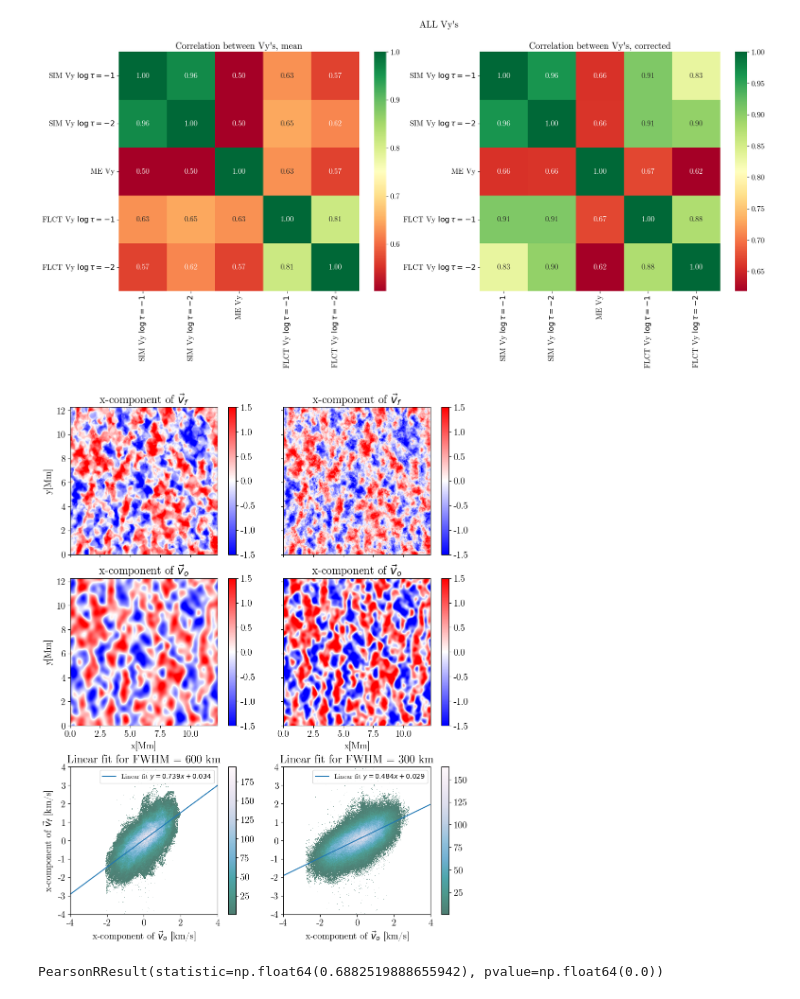
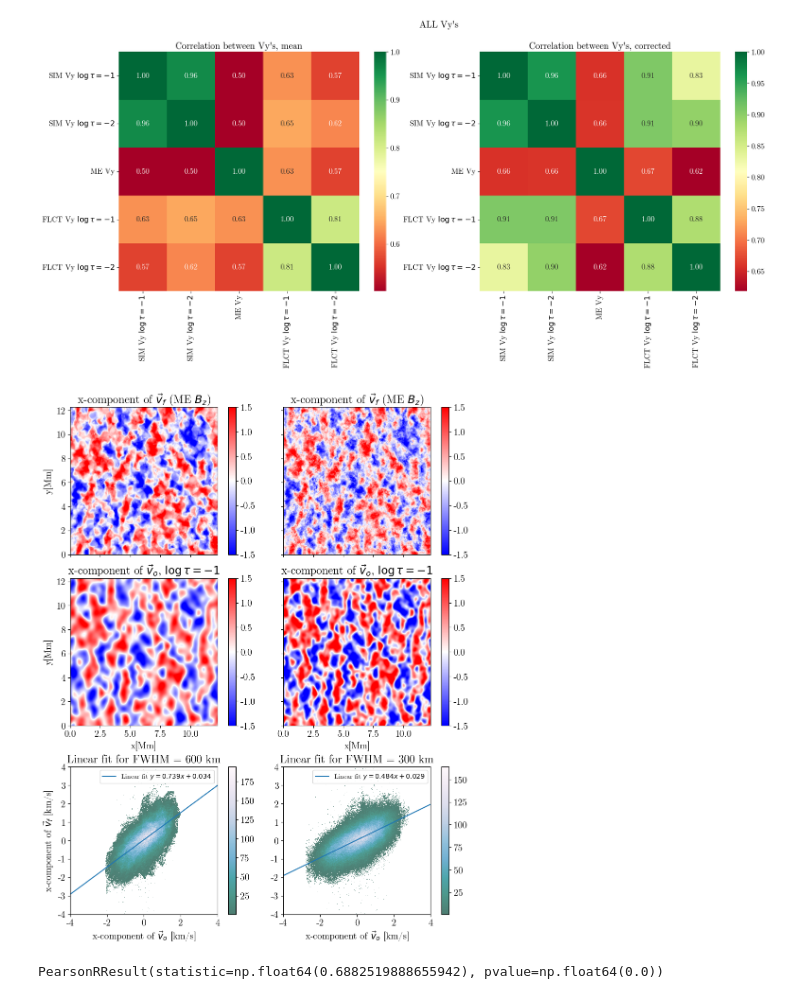
Before and after one commit to TheodoreKostic/Tracking_features, a Jupyter notebook: FirstPaper/MilneEddington_Bz_tracking.ipynb, the cells around one changed output. Cells and saved outputs as stored; diff of their text form; code cells hidden in the pictures.

Commit message:
Changed plots a bit

```diff
--- a/FirstPaper/MilneEddington_Bz_tracking.ipynb
+++ b/FirstPaper/MilneEddington_Bz_tracking.ipynb
@@ -309,7 +309,7 @@ f = plt.figure(constrained_layout=True, figsize = (9,11.7))
 # 4x3 plot, velicina A, velicina B, scatter A i B!!!
 #ax1 = plt.subplot2grid((4,3), (0,0))
 ax1 = f.add_subplot(321)
-ax1.set_title("x-component of $\\vec{v}_f$")
+ax1.set_title("x-component of $\\vec{v}_f$ (ME $B_z$)")
 #ax1.set_xlabel("x[Mm]")
 ax1.set_ylabel("y[Mm]")
 ax1.set_xticklabels([])
@@ -318,7 +318,7 @@ plt.colorbar(im1)
 
 #ax2 = plt.subplot2grid((4,3), (0,1))
 ax2 = f.add_subplot(323)
-ax2.set_title("x-component of $\\vec{v}_o$")
+ax2.set_title("x-component of $\\vec{v}_o$, $\log\\tau = -1$")
 ax2.set_xlabel("x[Mm]")
 ax2.set_ylabel("y[Mm]")
 im2 = ax2.imshow(Vxm1_filtered600[:, :], origin='lower', cmap = "bwr", extent = (0, 12.268, 0, 12.268), vmin = -1.5, vmax = 1.5)
@@ -356,7 +356,7 @@ plt.legend(fontsize = 10, loc = "best")
 
 #ax4 = plt.subplot2grid((4,3), (1,0))
 ax4 = f.add_subplot(322)
-ax4.set_title("x-component of $\\vec{v}_f$")
+ax4.set_title("x-component of $\\vec{v}_f$ (ME $B_z$)")
 #ax4.set_xlabel("x[Mm]")
 #ax4.set_ylabel("y[Mm]")
 ax4.set_xticklabels([])
@@ -366,7 +366,7 @@ plt.colorbar(im4)
 
 #ax5 = plt.subplot2grid((4,3), (1,1))
 ax5 = f.add_subplot(324)
-ax5.set_title("x-component of $\\vec{v}_o$")
+ax5.set_title("x-component of $\\vec{v}_o$, $\log\\tau = -1$")
 ax5.set_xlabel("x[Mm]")
 #ax5.set_ylabel("y[Mm]")
 ax5.set_yticklabels([])
@@ -382,34 +382,34 @@ ax6.set_xlabel("x-component of $\\vec{v}_o$ [km/s]")
 
 df1 = pd.DataFrame(dict(x = Vxm1_filtered300.flatten(), y = Vx_BzFeI_cor3.flatten()))
 dsartist1 = dsshow(
         df1,
         ds.Point("x", "y"),
         ds.count(),
         #vmin=np.min(z),
         #vmax=np.max(z),
         alpha = 0.7,
         norm="linear",
         aspect="equal",
         ax=ax6,
         cmap = "PuBuGn_r",
         #cmap = "inferno"
         x_range = (-4,4),
         y_range = (-4,4)
     )
 
 m2, b2, *_ = linregress(Vxm1_filtered300.flatten(), Vx_BzFeI_cor3.flatten())
 ax6.axline(xy1=(0, b2), slope=m2, label=f'Linear fit $y = {m2:.3f}x {b2:+.3f}$')
 plt.colorbar(dsartist1)
 ax6.set_xlim(-4.0, 4.0)
 ax6.set_ylim(-4.0, 4.0)
 plt.legend(fontsize = 10, loc='best')
 
 
 
 #plt.tight_layout()
 plt.savefig("300_600_%2compFeI.png", dpi = 100, bbox_inches = 'tight')
 # %% [output]
-[figure, old version]
+[figure, new version]
 # %%
 R = pearsonr(Vxm1_filtered600.flatten(), Vx_BzFeI_cor.flatten())
 print(R)
```
